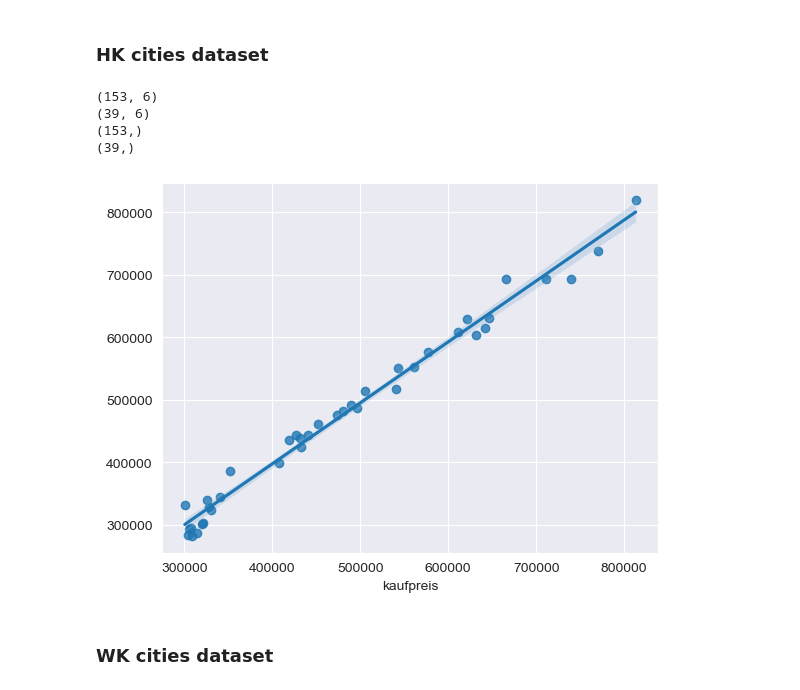
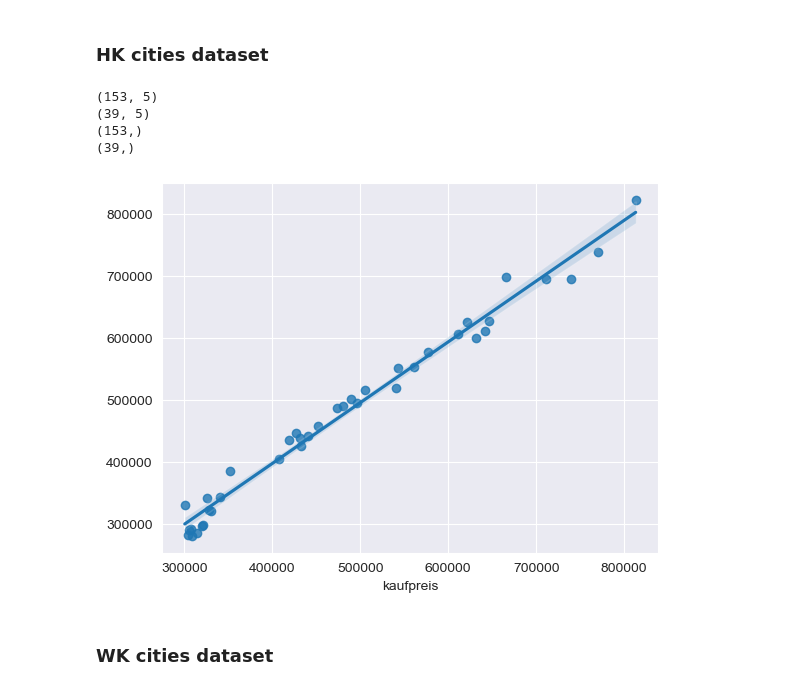
Before and after one commit to pvseydlitz/BachelorThesis, a Jupyter notebook: regressions_only.ipynb, the cells around one changed output. Saved outputs shown, nothing was run; the diff lists cells and outputs as text; code cells hidden in the pictures.

```diff
--- a/regressions_only.ipynb
+++ b/regressions_only.ipynb
@@ -141,37 +141,37 @@ stargazer_tab
 # %%
 hk_macro_factors = pd.read_csv('./Data/Cleaned-Datasets/HK_macro_factors_cleaned.csv')
 df_hk_macro_factors = pd.DataFrame(hk_macro_factors)
 
-X = df_hk_macro_factors[['interest_rate', 'Erwerbslosenquote', 'housing_construction_investment', 'disposable_income', 'Baugenehmigungen', 'BIP_pro_kopf']]
+X = df_hk_macro_factors[['interest_rate', 'Erwerbslosenquote', 'housing_construction_investment', 'disposable_income', 'BIP_pro_kopf']]
 Y = df_hk_macro_factors['kaufpreis']
 
 X_train, X_test, y_train, y_test = train_test_split(X, Y, test_size=0.2, random_state=101)
 print(X_train.shape)
 print(X_test.shape)
 print(y_train.shape)
 print(y_test.shape)
 
 model = LinearRegression()
 model.fit(X_train,y_train)
 
 #print('Intercept:')
 #print(model.intercept_)
 
 coeff_parameter = pd.DataFrame(model.coef_,X.columns,columns=['Coefficient'])
 #print(coeff_parameter)
 
 predictions = model.predict(X_test)
 sns.regplot(x=y_test, y=predictions)
 
 X_train_Sm= sm.add_constant(X_train)
 hk_ls=sm.OLS(y_train,X_train_Sm, missing='raise').fit()
 #print(ls.summary())
 # %% [output]
-(153, 6)
-(39, 6)
+(153, 5)
+(39, 5)
 (153,)
 (39,)
-[figure, old version]
+[figure, new version]
 # %% [markdown]
 ### WK cities dataset
 # %%
```
Also changed, not shown: parts of 6 cells of this notebook, 7 other files.
